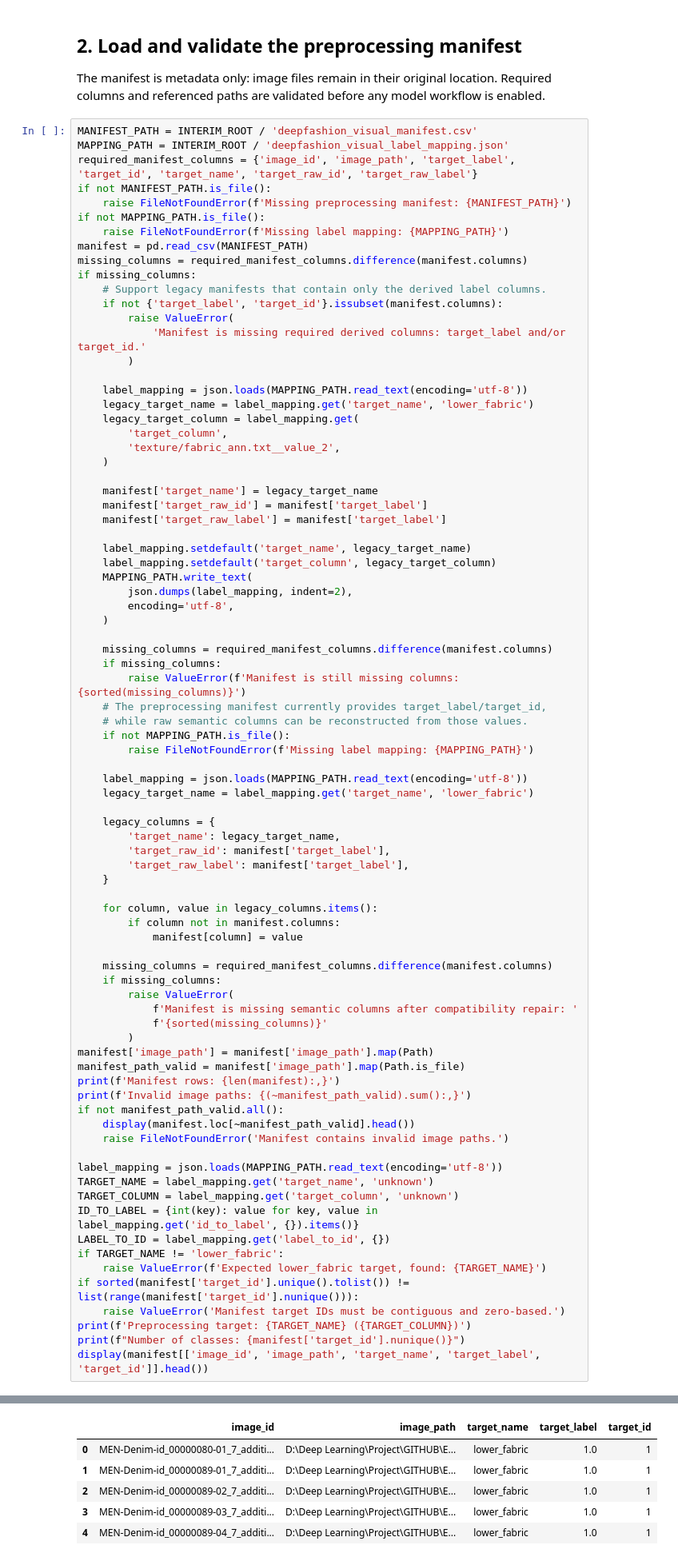
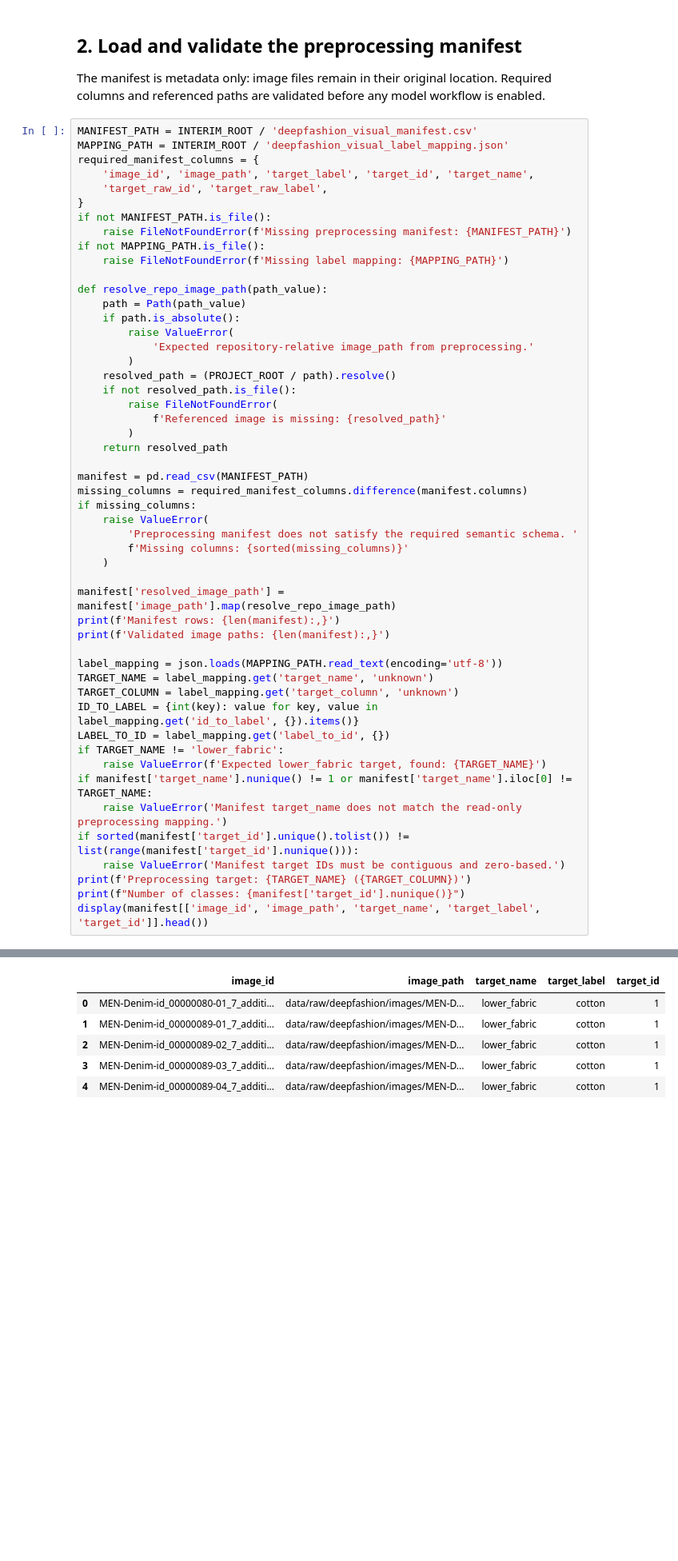
Before and after one commit to Dasith-Randula/Explainable-Fashion-Design-AI, a Jupyter notebook: notebooks/models/02_visual_features.ipynb, the cells around one changed output, grey strips where cells are left out. Shown at 80% size. Drawn from its saved outputs; the diff is of its cells as text; blank space fills up the shorter version.

```diff
--- a/notebooks/models/02_visual_features.ipynb
+++ b/notebooks/models/02_visual_features.ipynb
@@ -82,72 +88,39 @@ The manifest is metadata only: image files remain in their original location. Re
 # %%
 MANIFEST_PATH = INTERIM_ROOT / 'deepfashion_visual_manifest.csv'
 MAPPING_PATH = INTERIM_ROOT / 'deepfashion_visual_label_mapping.json'
-required_manifest_columns = {'image_id', 'image_path', 'target_label', 'target_id', 'target_name', 'target_raw_id', 'target_raw_label'}
+required_manifest_columns = {
+    'image_id', 'image_path', 'target_label', 'target_id', 'target_name',
+    'target_raw_id', 'target_raw_label',
+}
 if not MANIFEST_PATH.is_file():
     raise FileNotFoundError(f'Missing preprocessing manifest: {MANIFEST_PATH}')
 if not MAPPING_PATH.is_file():
     raise FileNotFoundError(f'Missing label mapping: {MAPPING_PATH}')
+
+def resolve_repo_image_path(path_value):
+    path = Path(path_value)
+    if path.is_absolute():
+        raise ValueError(
+            'Expected repository-relative image_path from preprocessing.'
+        )
+    resolved_path = (PROJECT_ROOT / path).resolve()
+    if not resolved_path.is_file():
+        raise FileNotFoundError(
+            f'Referenced image is missing: {resolved_path}'
+        )
+    return resolved_path
+
 manifest = pd.read_csv(MANIFEST_PATH)
 missing_columns = required_manifest_columns.difference(manifest.columns)
 if missing_columns:
-    # Support legacy manifests that contain only the derived label columns.
-    if not {'target_label', 'target_id'}.issubset(manifest.columns):
-        raise ValueError(
-            'Manifest is missing required derived columns: target_label and/or target_id.'
-        )
-
-    label_mapping = json.loads(MAPPING_PATH.read_text(encoding='utf-8'))
-    legacy_target_name = label_mapping.get('target_name', 'lower_fabric')
-    legacy_target_column = label_mapping.get(
-        'target_column',
-        'texture/fabric_ann.txt__value_2',
+    raise ValueError(
+        'Preprocessing manifest does not satisfy the required semantic schema. '
+        f'Missing columns: {sorted(missing_columns)}'
     )
 
-    manifest['target_name'] = legacy_target_name
-    manifest['target_raw_id'] = manifest['target_label']
-    manifest['target_raw_label'] = manifest['target_label']
-
-    label_mapping.setdefault('target_name', legacy_target_name)
-    label_mapping.setdefault('target_column', legacy_target_column)
-    MAPPING_PATH.write_text(
-        json.dumps(label_mapping, indent=2),
-        encoding='utf-8',
-    )
-
-    missing_columns = required_manifest_columns.difference(manifest.columns)
-    if missing_columns:
-        raise ValueError(f'Manifest is still missing columns: {sorted(missing_columns)}')
-    # The preprocessing manifest currently provides target_label/target_id,
-    # while raw semantic columns can be reconstructed from those values.
-    if not MAPPING_PATH.is_file():
-        raise FileNotFoundError(f'Missing label mapping: {MAPPING_PATH}')
-
-    label_mapping = json.loads(MAPPING_PATH.read_text(encoding='utf-8'))
-    legacy_target_name = label_mapping.get('target_name', 'lower_fabric')
-
-    legacy_columns = {
-        'target_name': legacy_target_name,
-        'target_raw_id': manifest['target_label'],
-        'target_raw_label': manifest['target_label'],
-    }
-
-    for column, value in legacy_columns.items():
-        if column not in manifest.columns:
-            manifest[column] = value
-
-    missing_columns = required_manifest_columns.difference(manifest.columns)
-    if missing_columns:
-        raise ValueError(
-            f'Manifest is missing semantic columns after compatibility repair: '
-            f'{sorted(missing_columns)}'
-        )
-manifest['image_path'] = manifest['image_path'].map(Path)
-manifest_path_valid = manifest['image_path'].map(Path.is_file)
+manifest['resolved_image_path'] = manifest['image_path'].map(resolve_repo_image_path)
 print(f'Manifest rows: {len(manifest):,}')
-print(f'Invalid image paths: {(~manifest_path_valid).sum():,}')
-if not manifest_path_valid.all():
-    display(manifest.loc[~manifest_path_valid].head())
-    raise FileNotFoundError('Manifest contains invalid image paths.')
+print(f'Validated image paths: {len(manifest):,}')
 
 label_mapping = json.loads(MAPPING_PATH.read_text(encoding='utf-8'))
 TARGET_NAME = label_mapping.get('target_name', 'unknown')
@@ -156,6 +129,8 @@ ID_TO_LABEL = {int(key): value for key, value in label_mapping.get('id_to_label'
 LABEL_TO_ID = label_mapping.get('label_to_id', {})
 if TARGET_NAME != 'lower_fabric':
     raise ValueError(f'Expected lower_fabric target, found: {TARGET_NAME}')
+if manifest['target_name'].nunique() != 1 or manifest['target_name'].iloc[0] != TARGET_NAME:
+    raise ValueError('Manifest target_name does not match the read-only preprocessing mapping.')
 if sorted(manifest['target_id'].unique().tolist()) != list(range(manifest['target_id'].nunique())):
     raise ValueError('Manifest target IDs must be contiguous and zero-based.')
 print(f'Preprocessing target: {TARGET_NAME} ({TARGET_COLUMN})')
@@ -169,9 +144,9 @@ Number of classes: 8
 |  | image_id | image_path | target_name | target_label | target_id |
-| 0 | MEN-Denim-id_00000080-01_7_additi... | D:\Deep Learning\Project\GITHUB\E... | lower_fabric | 1.0 | 1 |
-| 1 | MEN-Denim-id_00000089-01_7_additi... | D:\Deep Learning\Project\GITHUB\E... | lower_fabric | 1.0 | 1 |
-| 2 | MEN-Denim-id_00000089-02_7_additi... | D:\Deep Learning\Project\GITHUB\E... | lower_fabric | 1.0 | 1 |
-| 3 | MEN-Denim-id_00000089-03_7_additi... | D:\Deep Learning\Project\GITHUB\E... | lower_fabric | 1.0 | 1 |
-| 4 | MEN-Denim-id_00000089-04_7_additi... | D:\Deep Learning\Project\GITHUB\E... | lower_fabric | 1.0 | 1 |
+| 0 | MEN-Denim-id_00000080-01_7_additi... | data/raw/deepfashion/images/MEN-D... | lower_fabric | cotton | 1 |
+| 1 | MEN-Denim-id_00000089-01_7_additi... | data/raw/deepfashion/images/MEN-D... | lower_fabric | cotton | 1 |
+| 2 | MEN-Denim-id_00000089-02_7_additi... | data/raw/deepfashion/images/MEN-D... | lower_fabric | cotton | 1 |
+| 3 | MEN-Denim-id_00000089-03_7_additi... | data/raw/deepfashion/images/MEN-D... | lower_fabric | cotton | 1 |
+| 4 | MEN-Denim-id_00000089-04_7_additi... | data/raw/deepfashion/images/MEN-D... | lower_fabric | cotton | 1 |
 # %% [markdown]
 ## 3. CLIP image embeddings
 
```
Also changed, not shown: parts of 10 cells of this notebook, 2 other files.
